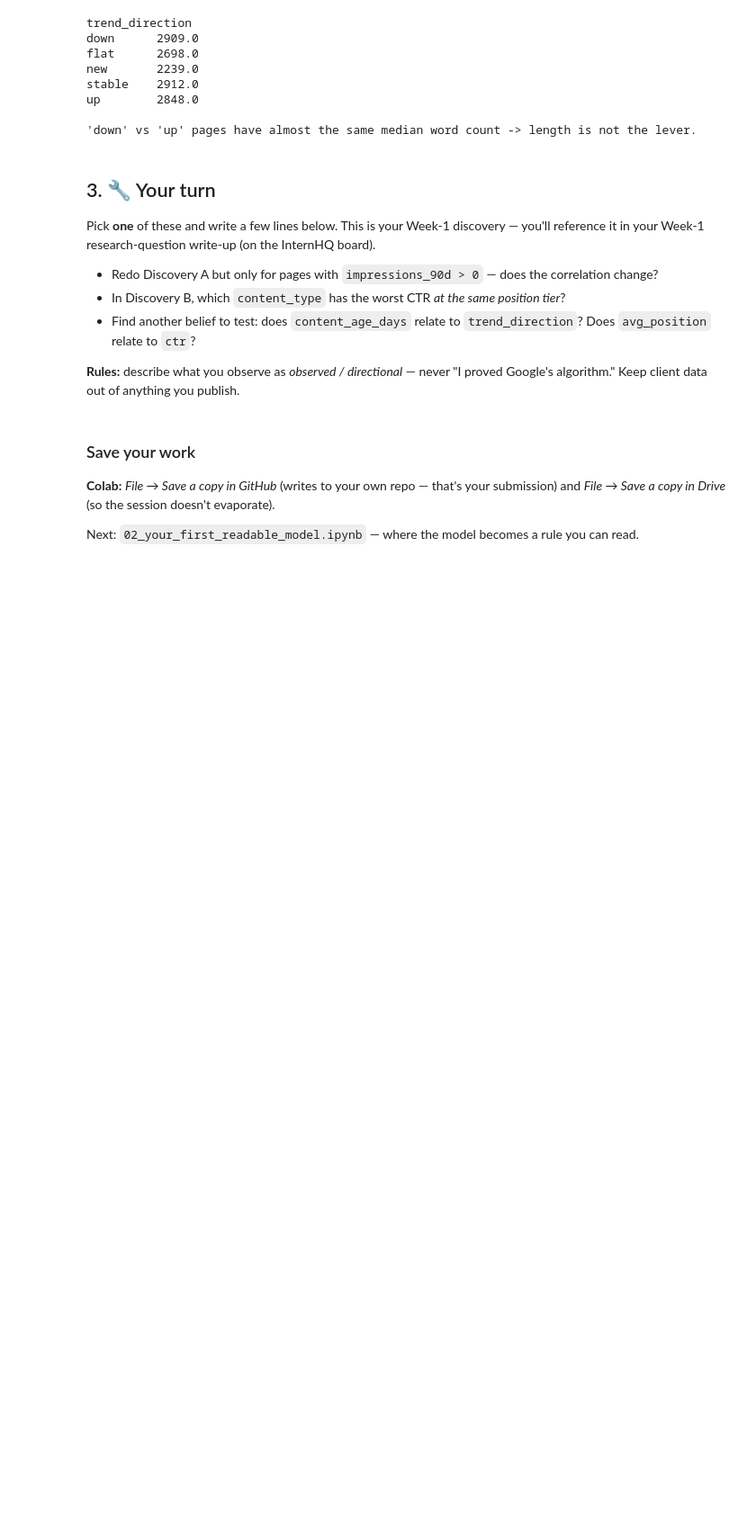
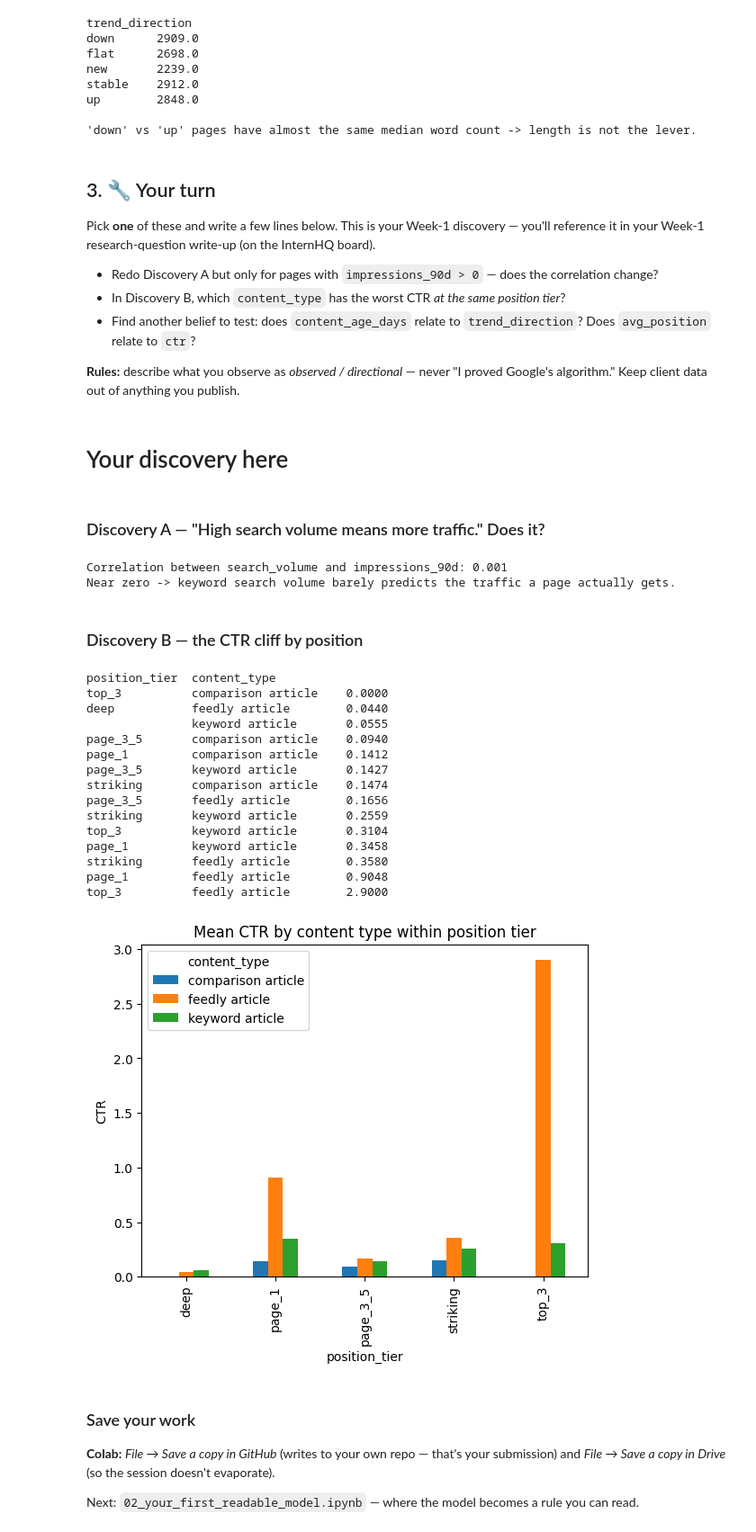
Before and after one commit to Nirajmalla123/ML_pipeline, a Jupyter notebook: notebooks/01_first_look_and_discovery.ipynb, the cells around one changed output. Shown at 90% size. Drawn from its saved outputs; the diff is of its cells as text; code cells hidden in the pictures; blank space fills up the shorter version.

```diff
--- a/notebooks/01_first_look_and_discovery.ipynb
+++ b/notebooks/01_first_look_and_discovery.ipynb
@@ -153,8 +151,60 @@ Pick **one** of these and write a few lines below. This is your Week-1 discovery
 - Find another belief to test: does `content_age_days` relate to `trend_direction`? Does `avg_position` relate to `ctr`?
 
 **Rules:** describe what you observe as *observed / directional* — never "I proved Google's algorithm." Keep client data out of anything you publish.
+# %% [markdown]
+# Your discovery here
+# %% [markdown]
+### Discovery A — "High search volume means more traffic." Does it?
 # %%
-# Your discovery here
+filtered_df = df[df["impressions_90d"] > 0]
+
+corr = filtered_df["search_volume"].corr(
+    filtered_df["impressions_90d"]
+)
+
+print(f"Correlation between search_volume and impressions_90d: {corr:.3f}")
+print("Near zero -> keyword search volume barely predicts the traffic a page actually gets.")
+# %% [output]
+Correlation between search_volume and impressions_90d: 0.001
+Near zero -> keyword search volume barely predicts the traffic a page actually gets.
+# %% [markdown]
+### Discovery B — the CTR cliff by position
+# %%
+visible = df[df["impressions_90d"] >= 100]
+
+# Compare CTR by content type within each position tier
+ctr_by_type_and_pos = (
+    visible
+    .groupby(["position_tier", "content_type"])["ctr"]
+    .mean()
+    .sort_values()
+)
+
+print(ctr_by_type_and_pos.round(4).to_string())
+
+# Bar graph
+ctr_by_type_and_pos.unstack().plot(
+    kind="bar",
+    title="Mean CTR by content type within position tier",
+    ylabel="CTR"
+);
+# %% [output]
+position_tier  content_type
+top_3          comparison article    0.0000
+deep           feedly article        0.0440
+               keyword article       0.0555
+page_3_5       comparison article    0.0940
+page_1         comparison article    0.1412
+page_3_5       keyword article       0.1427
+striking       comparison article    0.1474
+page_3_5       feedly article        0.1656
+striking       keyword article       0.2559
+top_3          keyword article       0.3104
+page_1         keyword article       0.3458
+striking       feedly article        0.3580
+page_1         feedly article        0.9048
+top_3          feedly article        2.9000
+[figure, added]
 # %% [markdown]
 ### Save your work
 **Colab:** *File → Save a copy in GitHub* (writes to your own repo — that's your submission) and *File → Save a copy in Drive* (so the session doesn't evaporate).
```
Also changed, not shown: parts of 1 cell of this notebook.
